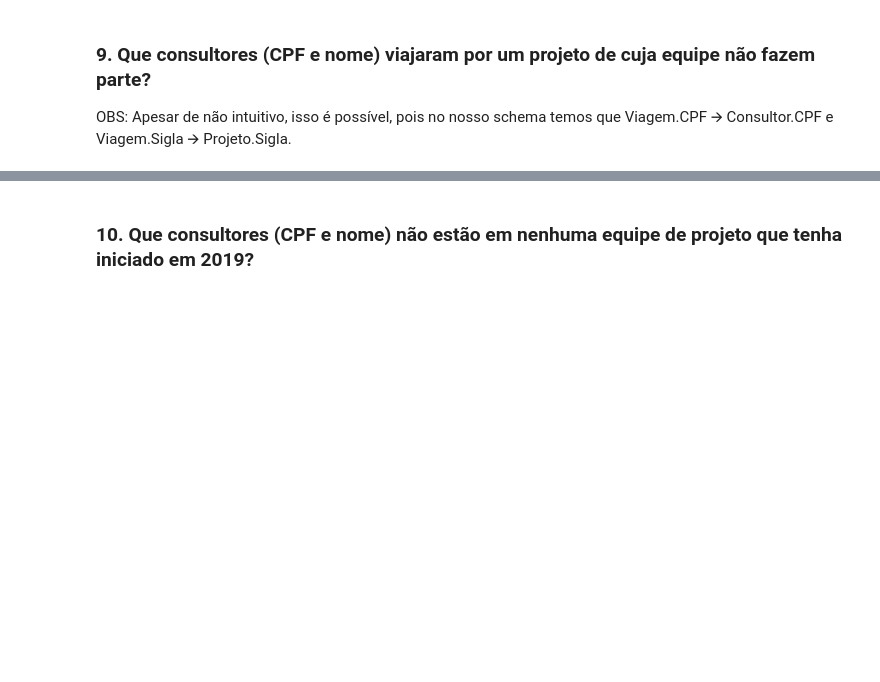
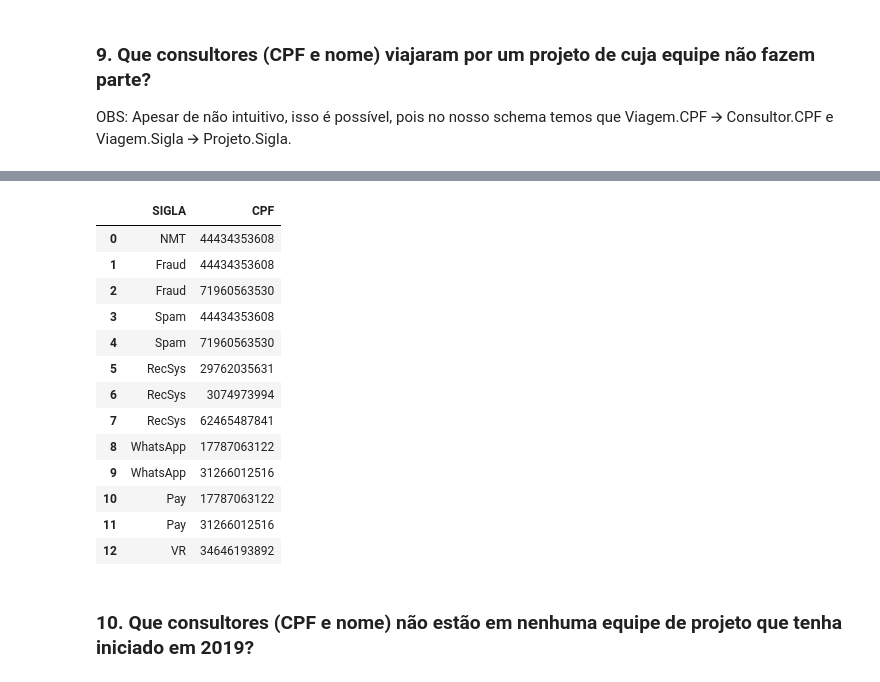
Before and after one commit to abnermneves/ibd, a Jupyter notebook: exercicios/Exercícios parte 2.ipynb, the cells around one changed output, grey strips where cells are left out. Saved outputs shown, nothing was run; the diff lists cells and outputs as text; code cells hidden in the pictures; blank space fills up the shorter version.

```diff
--- a/exercicios/Exercícios parte 2.ipynb
+++ b/exercicios/Exercícios parte 2.ipynb
@@ -184,3 +234,20 @@ OBS: Apesar de não intuitivo, isso é possível, pois no nosso schema temos que
+# %%
+equipe
+# %% [output]
+|  | SIGLA | CPF |
+| 0 | NMT | 44434353608 |
+| 1 | Fraud | 44434353608 |
+| 2 | Fraud | 71960563530 |
+| 3 | Spam | 44434353608 |
+| 4 | Spam | 71960563530 |
+| 5 | RecSys | 29762035631 |
+| 6 | RecSys | 3074973994 |
+| 7 | RecSys | 62465487841 |
+| 8 | WhatsApp | 17787063122 |
+| 9 | WhatsApp | 31266012516 |
+| 10 | Pay | 17787063122 |
+| 11 | Pay | 31266012516 |
+| 12 | VR | 34646193892 |
 # %% [markdown]
 ### 10. Que consultores (CPF e nome) não estão em nenhuma equipe de projeto que tenha iniciado em 2019?
 # %%
```
Also changed, not shown: parts of 3 cells of this notebook.
